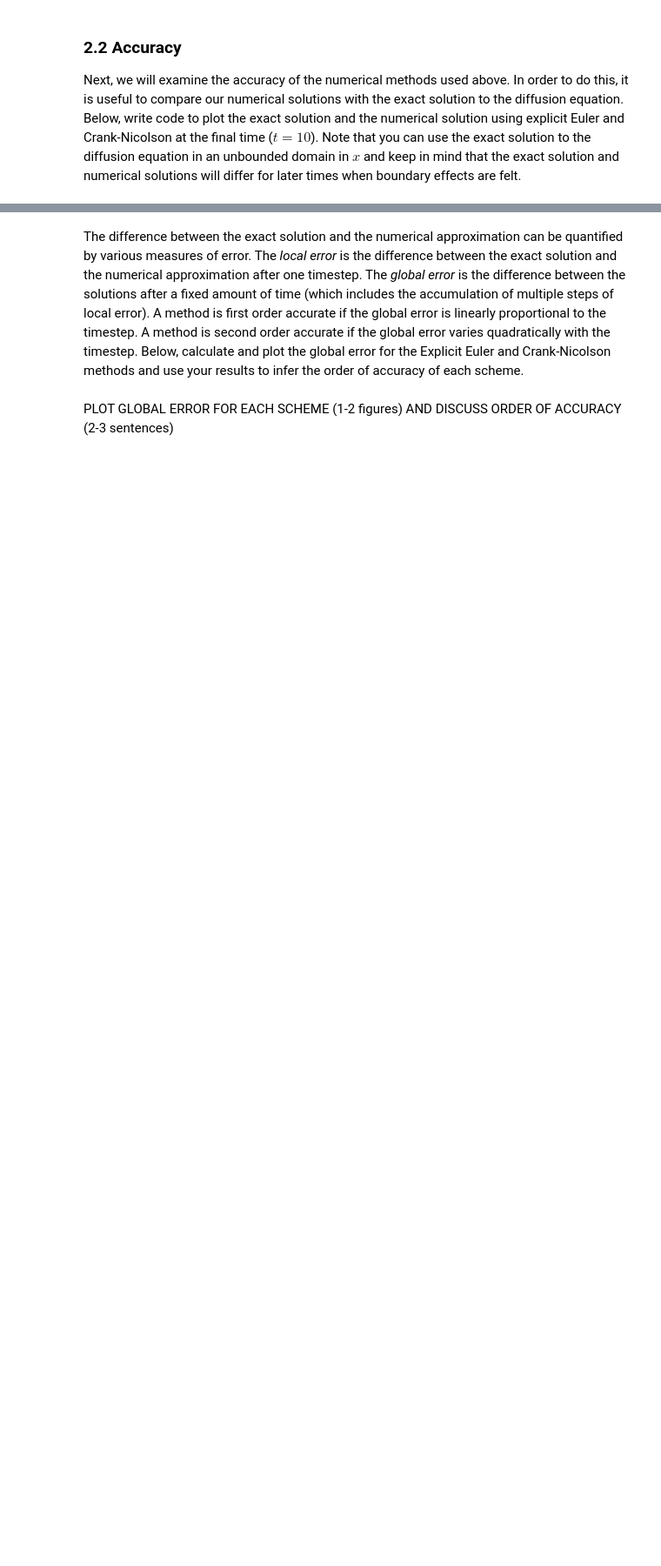
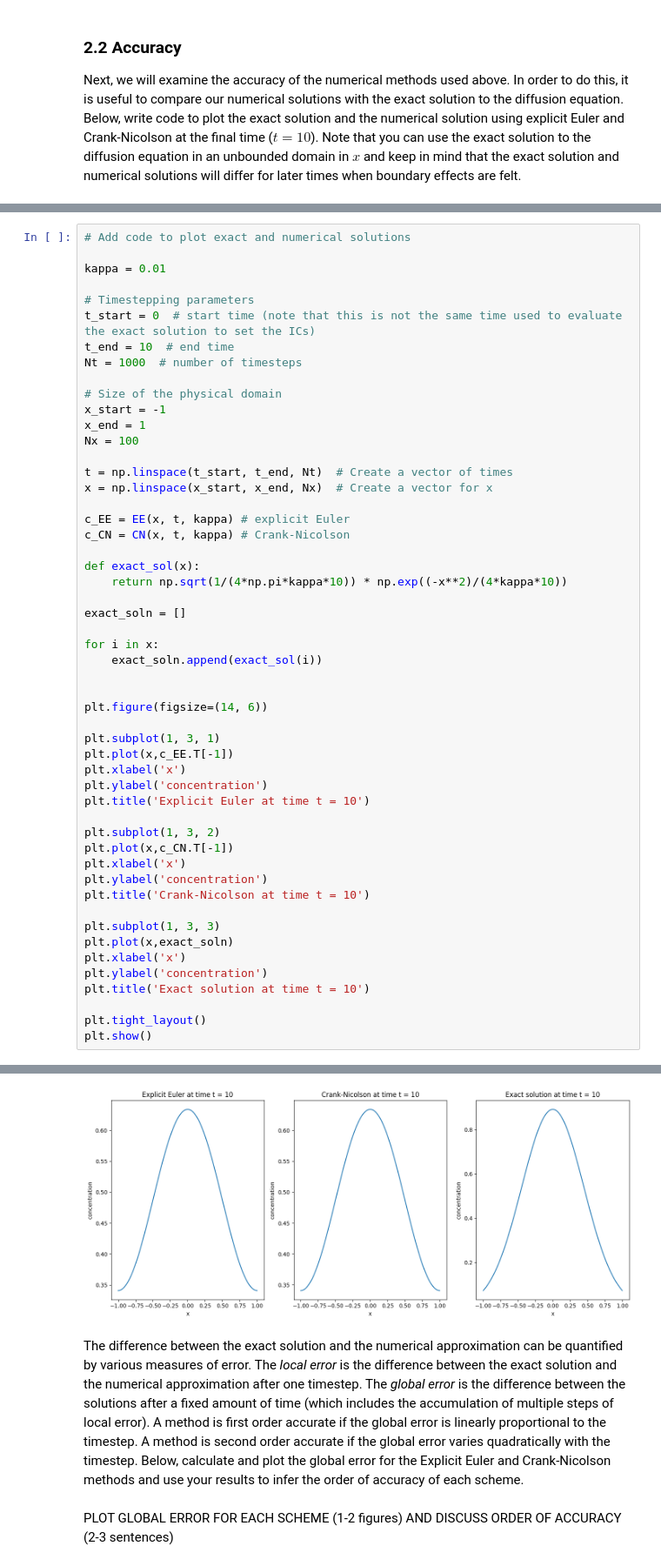
Before and after one commit to Phonk509/QCES, a Jupyter notebook: Project1_numerical_methods.ipynb, the cells around one changed output, grey strips where cells are left out. Shown at 87% size. Cells and saved outputs as stored; diff of their text form; blank space fills up the shorter version.

```diff
--- a/Project1_numerical_methods.ipynb
+++ b/Project1_numerical_methods.ipynb
@@ -245,0 +300,53 @@ Next, we will examine the accuracy of the numerical methods used above. In order
+# %%
+# Add code to plot exact and numerical solutions
+
+kappa = 0.01
+
+# Timestepping parameters
+t_start = 0  # start time (note that this is not the same time used to evaluate the exact solution to set the ICs)
+t_end = 10  # end time
+Nt = 1000  # number of timesteps
+
+# Size of the physical domain
+x_start = -1
+x_end = 1
+Nx = 100
+
+t = np.linspace(t_start, t_end, Nt)  # Create a vector of times
+x = np.linspace(x_start, x_end, Nx)  # Create a vector for x
+
+c_EE = EE(x, t, kappa) # explicit Euler
+c_CN = CN(x, t, kappa) # Crank-Nicolson
+
+def exact_sol(x):
+    return np.sqrt(1/(4*np.pi*kappa*10)) * np.exp((-x**2)/(4*kappa*10))
+
+exact_soln = []
+
+for i in x:
+    exact_soln.append(exact_sol(i))
+
+
+plt.figure(figsize=(14, 6))
+
+plt.subplot(1, 3, 1)
+plt.plot(x,c_EE.T[-1])
+plt.xlabel('x')
+plt.ylabel('concentration')
+plt.title('Explicit Euler at time t = 10')
+
+plt.subplot(1, 3, 2)
+plt.plot(x,c_CN.T[-1])
+plt.xlabel('x')
+plt.ylabel('concentration')
+plt.title('Crank-Nicolson at time t = 10')
+
+plt.subplot(1, 3, 3)
+plt.plot(x,exact_soln)
+plt.xlabel('x')
+plt.ylabel('concentration')
+plt.title('Exact solution at time t = 10')
+
+plt.tight_layout()
+plt.show()
+# %% [output]
@@ -246,3 +355,4 @@ Next, we will examine the accuracy of the numerical methods used above. In order
+[figure, added]
 # %% [markdown]
 The difference between the exact solution and the numerical approximation can be quantified by various measures of error. The *local error* is the difference between the exact solution and the numerical approximation after one timestep. The *global error* is the difference between the solutions after a fixed amount of time (which includes the accumulation of multiple steps of local error). A method is first order accurate if the global error is linearly proportional to the timestep. A method is second order accurate if the global error varies quadratically with the timestep. Below, calculate and plot the global error for the Explicit Euler and Crank-Nicolson methods and use your results to infer the order of accuracy of each scheme.
 # %% [markdown]
```
Also changed, not shown: parts of 21 cells of this notebook.
